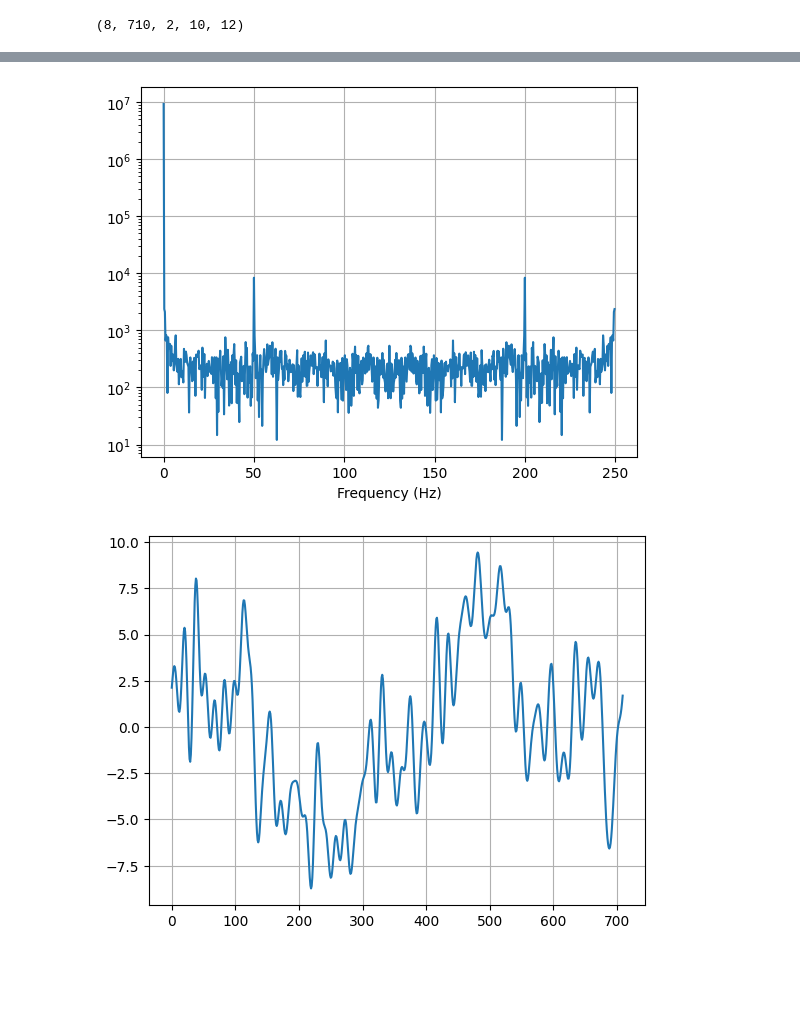
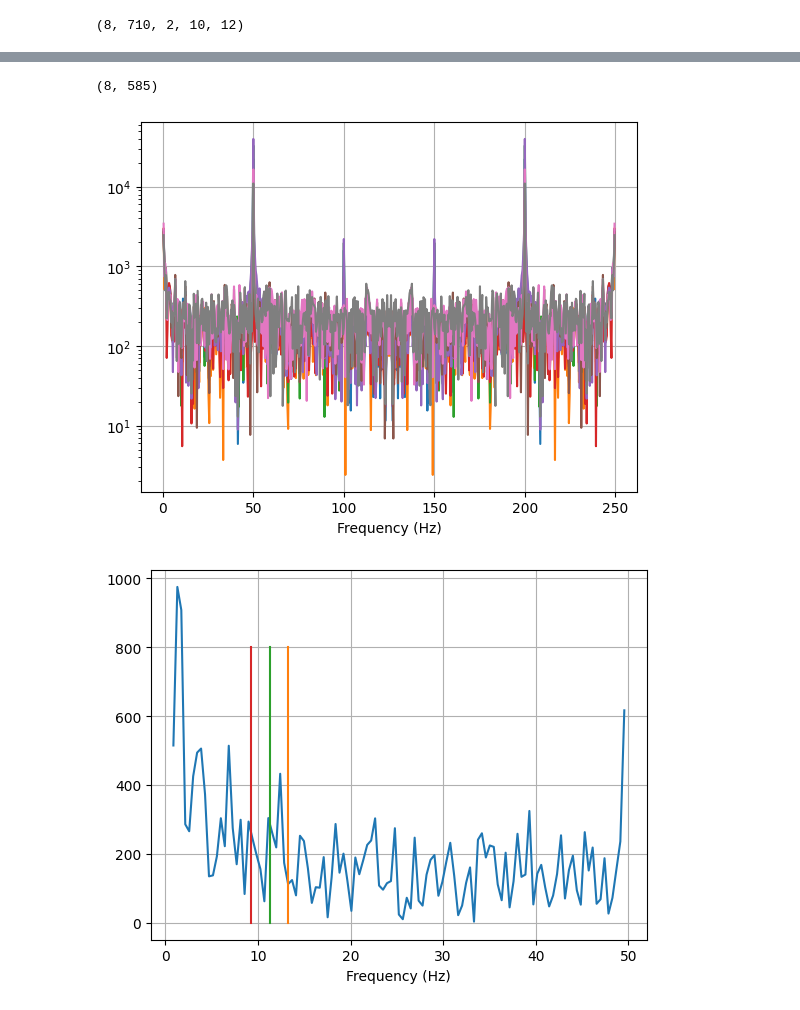
Before and after one commit to PatXue/SSVEP-Classifier, a Jupyter notebook: data-reading.ipynb, the cells around one changed output, grey strips where cells are left out. Drawn from its saved outputs; the diff is of its cells as text; code cells hidden in the pictures; blank space fills up the shorter version.

Commit message:
Read data from all channels

```diff
--- a/data-reading.ipynb
+++ b/data-reading.ipynb
@@ -19,10 +21,7 @@ data.shape
 # %% [output]
 (8, 710, 2, 10, 12)
 # %%
-time_series = data[5, :, 1, 0, 1]
-time_points = 1000 * np.arange(len(time_series)) / 250
-plt.plot(time_points, time_series)
-
-plt.xlabel("Time (ms)")
-plt.grid()
-plt.show()
+time_series = data[:, start_idx:, 1, 0, 1]
+time_points = 1000 * np.arange(np.shape(time_series)[1]) / 250
+for i in range(8):
+    time_series[i, :] -= np.average(time_series[i, :])
@@ -31,25 +28,35 @@ plt.show()
+# %%
+time_series.shape
+# %% [output]
+(8, 585)
 # %%
 fig = plt.figure()
 
-freq_points = np.arange(len(time_series)) / (total_time / 1000)
-freq_series = fft(time_series)
+freq_points = np.arange(1, time_series.shape[1]) / ((total_time - start_time) / 1000)
+freq_series = fft(time_series, axis=1)
 
 ax = fig.add_subplot(1, 1, 1)
-ax.plot(freq_points, np.abs(freq_series))
+for i in range(8):
+    ax.plot(freq_points, np.abs(freq_series[i, 1:]))
 ax.set_xlabel("Frequency (Hz)")
 ax.set_yscale("log")
 
 plt.grid()
 plt.show()
 # %% [output]
-[figure, old version]
+[figure, new version]
 # %%
 fig = plt.figure()
 freq_series = fft(time_series)
-freq_series[0] = 0
-freq_series[50:] = 0
-plt.plot(np.real(ifft(freq_series)))
+
+ax = fig.add_subplot(1, 1, 1)
+ax.plot(freq_points[2:117], np.abs(freq_series[2:117]))
+ax.plot([13.25, 13.25], [0, 800])
+ax.plot([11.25, 11.25], [0, 800])
+ax.plot([9.25, 9.25], [0, 800])
+ax.set_xlabel("Frequency (Hz)")
+
 plt.grid()
 plt.show()
 # %% [output]
-[figure, old version]
+[figure, new version]
```
Also changed, not shown: parts of 2 cells of this notebook.
